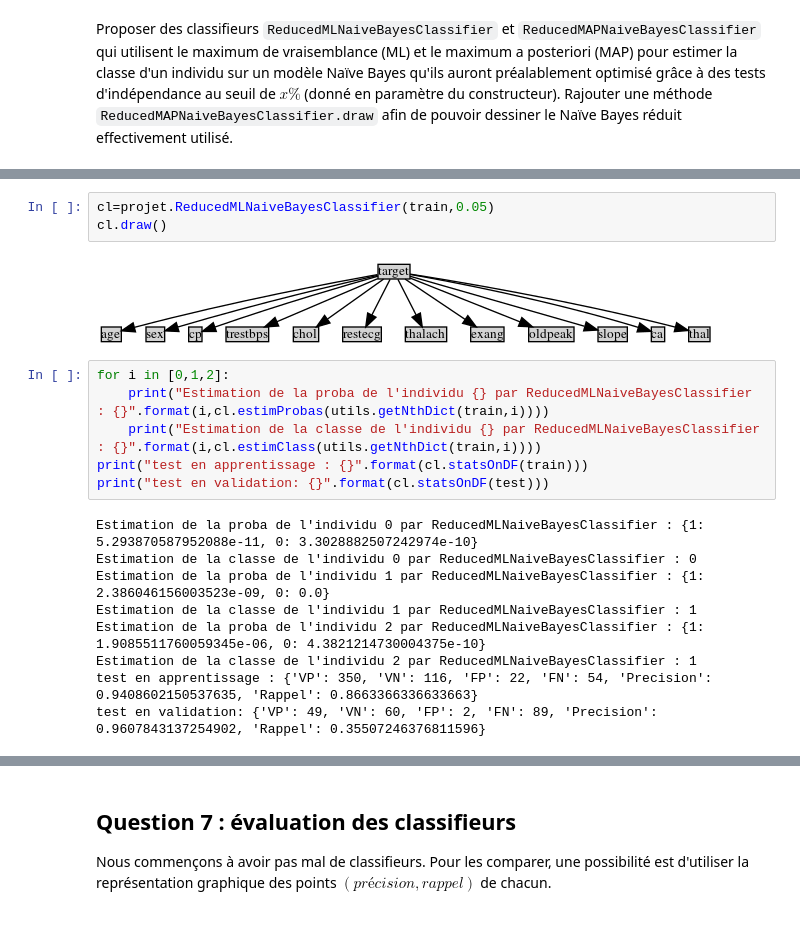
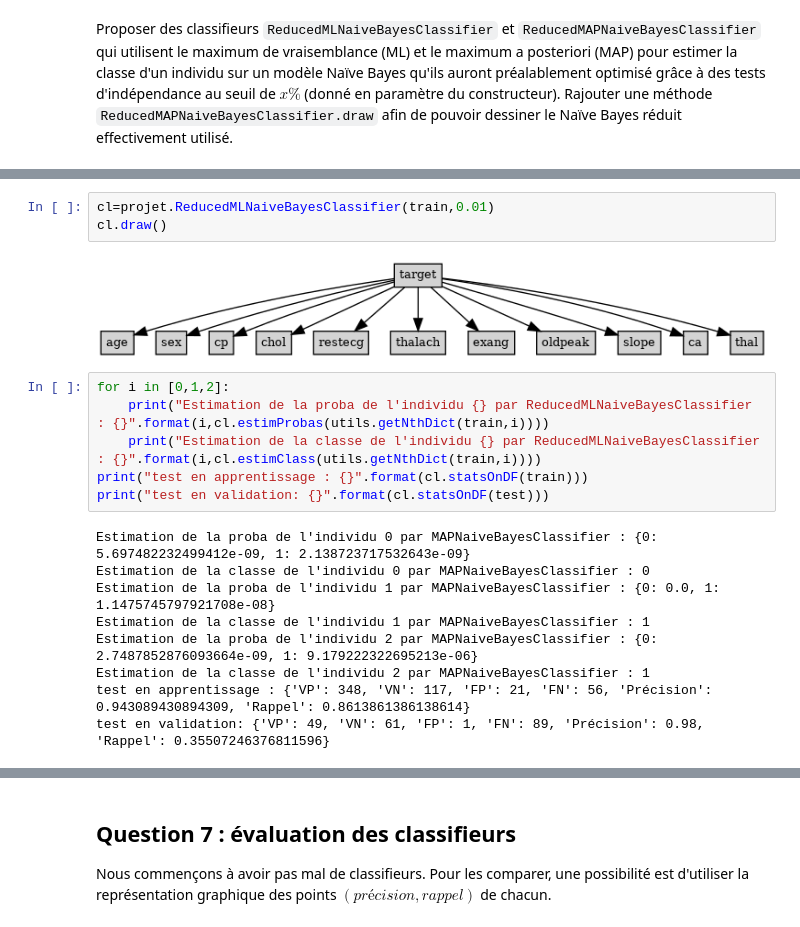
Before and after one commit to hanouticelina/probabilistic-classification, a Jupyter notebook: test_notebook.ipynb, the cells around one changed output, grey strips where cells are left out. Drawn from its saved outputs; the diff is of its cells as text.

```diff
--- a/test_notebook.ipynb
+++ b/test_notebook.ipynb
@@ -474,8 +453,8 @@ NameError: name 'projet' is not defined
 # %%
-cl=projet.ReducedMLNaiveBayesClassifier(train,0.05)
+cl=projet.ReducedMLNaiveBayesClassifier(train,0.01)
 cl.draw()
 # %% [output]
-[figure, old version]
+[figure, new version]
 # %%
 for i in [0,1,2]:
     print("Estimation de la proba de l'individu {} par ReducedMLNaiveBayesClassifier : {}".format(i,cl.estimProbas(utils.getNthDict(train,i))))
@@ -483,14 +462,14 @@ for i in [0,1,2]:
 print("test en apprentissage : {}".format(cl.statsOnDF(train)))
 print("test en validation: {}".format(cl.statsOnDF(test)))
 # %% [output]
-Estimation de la proba de l'individu 0 par ReducedMLNaiveBayesClassifier : {1: 5.293870587952088e-11, 0: 3.3028882507242974e-10}
-Estimation de la classe de l'individu 0 par ReducedMLNaiveBayesClassifier : 0
-Estimation de la proba de l'individu 1 par ReducedMLNaiveBayesClassifier : {1: 2.386046156003523e-09, 0: 0.0}
-Estimation de la classe de l'individu 1 par ReducedMLNaiveBayesClassifier : 1
-Estimation de la proba de l'individu 2 par ReducedMLNaiveBayesClassifier : {1: 1.9085511760059345e-06, 0: 4.3821214730004375e-10}
-Estimation de la classe de l'individu 2 par ReducedMLNaiveBayesClassifier : 1
-test en apprentissage : {'VP': 350, 'VN': 116, 'FP': 22, 'FN': 54, 'Precision': 0.9408602150537635, 'Rappel': 0.8663366336633663}
-test en validation: {'VP': 49, 'VN': 60, 'FP': 2, 'FN': 89, 'Precision': 0.9607843137254902, 'Rappel': 0.35507246376811596}
+Estimation de la proba de l'individu 0 par MAPNaiveBayesClassifier : {0: 5.697482232499412e-09, 1: 2.138723717532643e-09}
+Estimation de la classe de l'individu 0 par MAPNaiveBayesClassifier : 0
+Estimation de la proba de l'individu 1 par MAPNaiveBayesClassifier : {0: 0.0, 1: 1.1475745797921708e-08}
+Estimation de la classe de l'individu 1 par MAPNaiveBayesClassifier : 1
+Estimation de la proba de l'individu 2 par MAPNaiveBayesClassifier : {0: 2.7487852876093664e-09, 1: 9.179222322695213e-06}
+Estimation de la classe de l'individu 2 par MAPNaiveBayesClassifier : 1
+test en apprentissage : {'VP': 348, 'VN': 117, 'FP': 21, 'FN': 56, 'Précision': 0.943089430894309, 'Rappel': 0.8613861386138614}
+test en validation: {'VP': 49, 'VN': 61, 'FP': 1, 'FN': 89, 'Précision': 0.98, 'Rappel': 0.35507246376811596}
 # %%
 cl=projet.ReducedMAPNaiveBayesClassifier(train,0.01)
 cl.draw()
```
Also changed, not shown: parts of 37 cells of this notebook, 2 other files.
